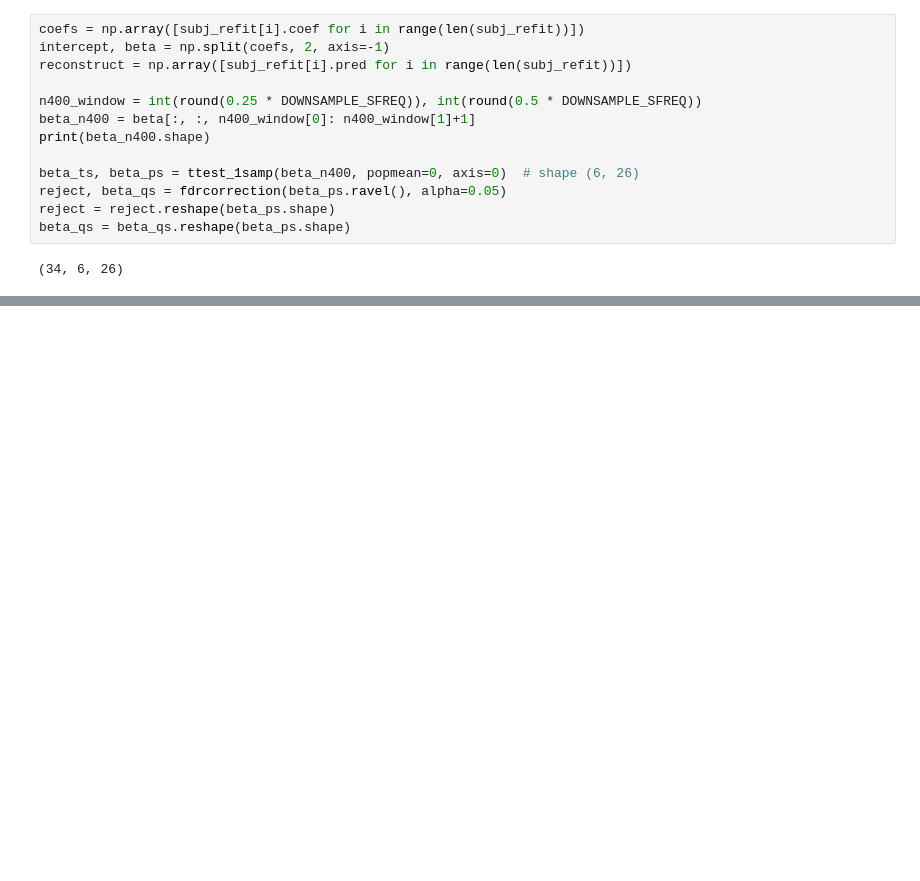
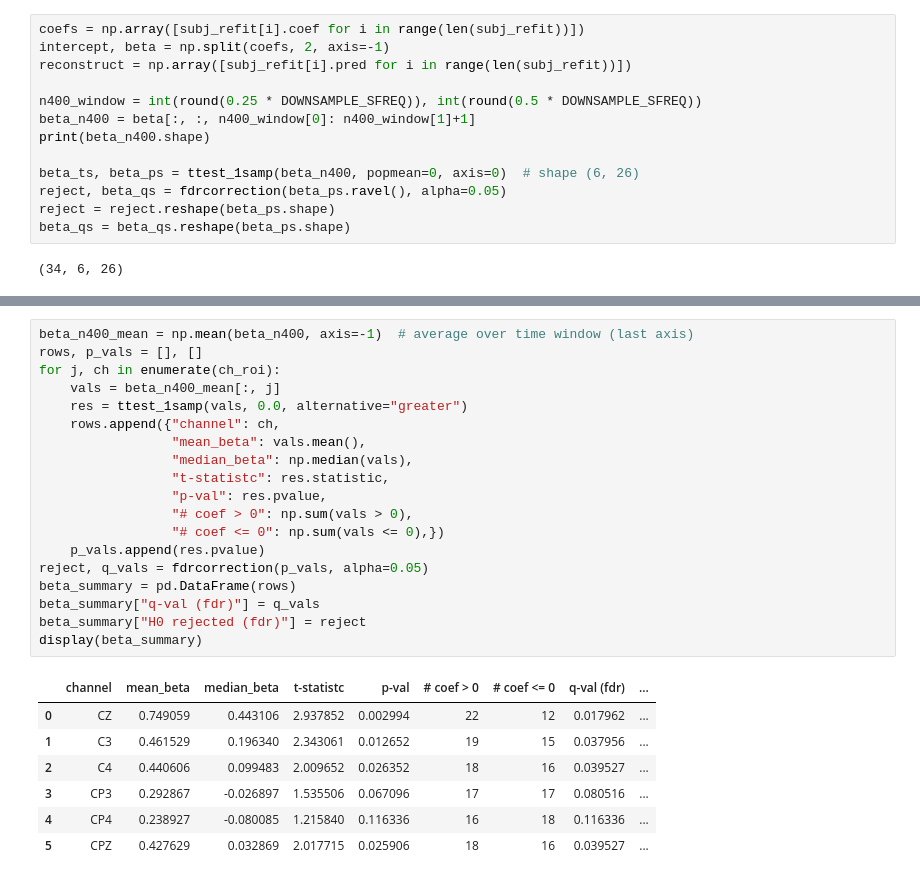
Before and after one commit to amandalin047/Updating_rERP_2023, a Jupyter notebook: deconvolution/deconv_v3.ipynb, the cells around one changed output, grey strips where cells are left out. Cells and saved outputs as stored; diff of their text form; blank space fills up the shorter version.

```diff
--- a/deconvolution/deconv_v3.ipynb
+++ b/deconvolution/deconv_v3.ipynb
@@ -765,0 +766,27 @@ Black dots are p < 0.05 (t-test, uncorrected).
+# %%
+beta_n400_mean = np.mean(beta_n400, axis=-1)  # average over time window (last axis)
+rows, p_vals = [], []
+for j, ch in enumerate(ch_roi):
+    vals = beta_n400_mean[:, j]
+    res = ttest_1samp(vals, 0.0, alternative="greater")
+    rows.append({"channel": ch,
+                 "mean_beta": vals.mean(),
+                 "median_beta": np.median(vals),
+                 "t-statistc": res.statistic,
+                 "p-val": res.pvalue,
+                 "# coef > 0": np.sum(vals > 0),
+                 "# coef <= 0": np.sum(vals <= 0),})
+    p_vals.append(res.pvalue)
+reject, q_vals = fdrcorrection(p_vals, alpha=0.05)
+beta_summary = pd.DataFrame(rows)
+beta_summary["q-val (fdr)"] = q_vals
+beta_summary["H0 rejected (fdr)"] = reject
+display(beta_summary)
+# %% [output]
+|  | channel | mean_beta | median_beta | t-statistc | p-val | # coef > 0 | # coef <= 0 | q-val (fdr) | ... |
+| 0 | CZ | 0.749059 | 0.443106 | 2.937852 | 0.002994 | 22 | 12 | 0.017962 | ... |
+| 1 | C3 | 0.461529 | 0.196340 | 2.343061 | 0.012652 | 19 | 15 | 0.037956 | ... |
+| 2 | C4 | 0.440606 | 0.099483 | 2.009652 | 0.026352 | 18 | 16 | 0.039527 | ... |
+| 3 | CP3 | 0.292867 | -0.026897 | 1.535506 | 0.067096 | 17 | 17 | 0.080516 | ... |
+| 4 | CP4 | 0.238927 | -0.080085 | 1.215840 | 0.116336 | 16 | 18 | 0.116336 | ... |
+| 5 | CPZ | 0.427629 | 0.032869 | 2.017715 | 0.025906 | 18 | 16 | 0.039527 | ... |
```
Also changed, not shown: parts of 3 cells of this notebook.
